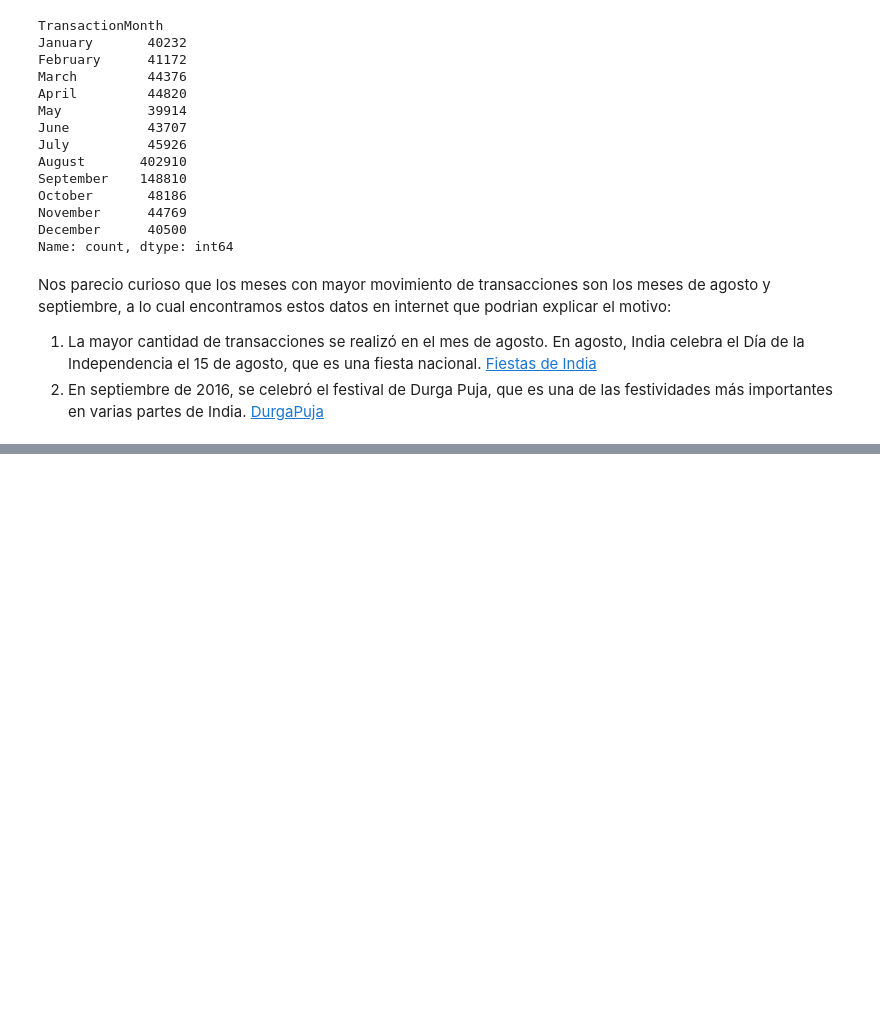
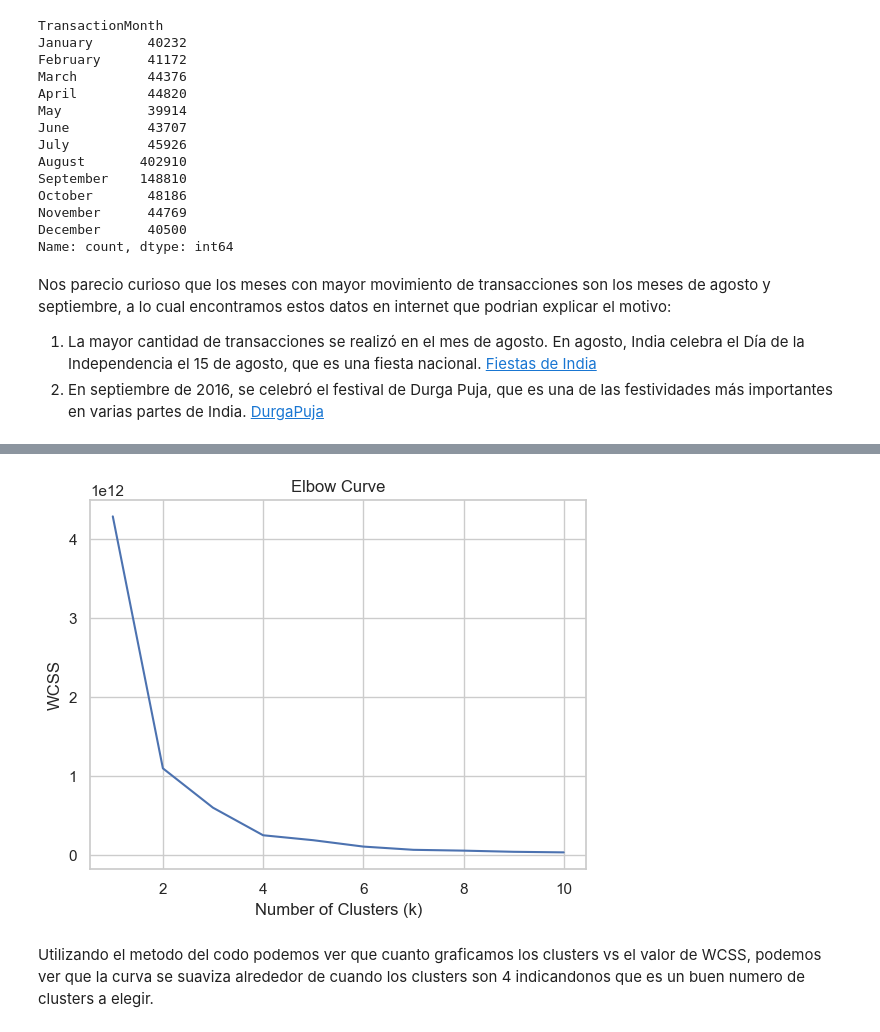
Before and after one commit to AndresQuinto5/IA_LAB4, a Jupyter notebook: Laboratorio4.ipynb, the cells around one changed output, grey strips where cells are left out. Saved outputs shown, nothing was run; the diff lists cells and outputs as text; code cells hidden in the pictures; blank space fills up the shorter version.

```diff
--- a/Laboratorio4.ipynb
+++ b/Laboratorio4.ipynb
@@ -307,0 +359,2 @@ Nos parecio curioso que los meses con mayor movimiento de transacciones son los
+# %%
+df = df.drop(columns=['TransactionDate', 'TransactionMonth'], axis=1)
@@ -307,0 +370,4 @@ Nos parecio curioso que los meses con mayor movimiento de transacciones son los
+# %%
+numerical_features = ['CustAccountBalance', 'TransactionAmount (INR)']
+scaler = StandardScaler()
+df[numerical_features] = scaler.fit_transform(df[numerical_features])
@@ -307,0 +383,42 @@ Nos parecio curioso que los meses con mayor movimiento de transacciones son los
+# %%
+from sklearn.cluster import KMeans
+import matplotlib.pyplot as plt
+
+def plot_elbow_curve(df, features):
+    """
+    Plots the elbow curve for K-means clustering.
+
+    Parameters:
+    - df (pandas.DataFrame): The dataset to perform clustering on.
+    - features (list): The list of features to use for clustering.
+
+    Returns:
+    None
+    """
+
+    # Create an empty list to store the WCSS values
+    wcss = []
+
+    # Iterate over different values of k
+    for k in range(1, 11):
+        # Create a KMeans instance with k clusters
+        kmeans = KMeans(n_clusters=k, random_state=0)
+
+        # Fit the model to the data
+        kmeans.fit(df[features])
+
+        # Append the WCSS value to the list
+        wcss.append(kmeans.inertia_)
+
+    # Plot the elbow curve
+    plt.plot(range(1, 11), wcss)
+    plt.xlabel('Number of Clusters (k)')
+    plt.ylabel('WCSS')
+    plt.title('Elbow Curve')
+    plt.show()
+
+plot_elbow_curve(df, features=['CustAccountBalance', 'TransactionAmount (INR)', 'CustomerAge', 'CustGender_encoded', 'CustLocation_encoded'])
+# %% [output]
+[figure, added]
+# %% [markdown]
+Utilizando el metodo del codo podemos ver que cuanto graficamos los clusters vs el valor de WCSS, podemos ver que la curva se suaviza alrededor de cuando los clusters son 4 indicandonos que es un buen numero de clusters a elegir.
```
Also changed, not shown: parts of 14 cells of this notebook.
